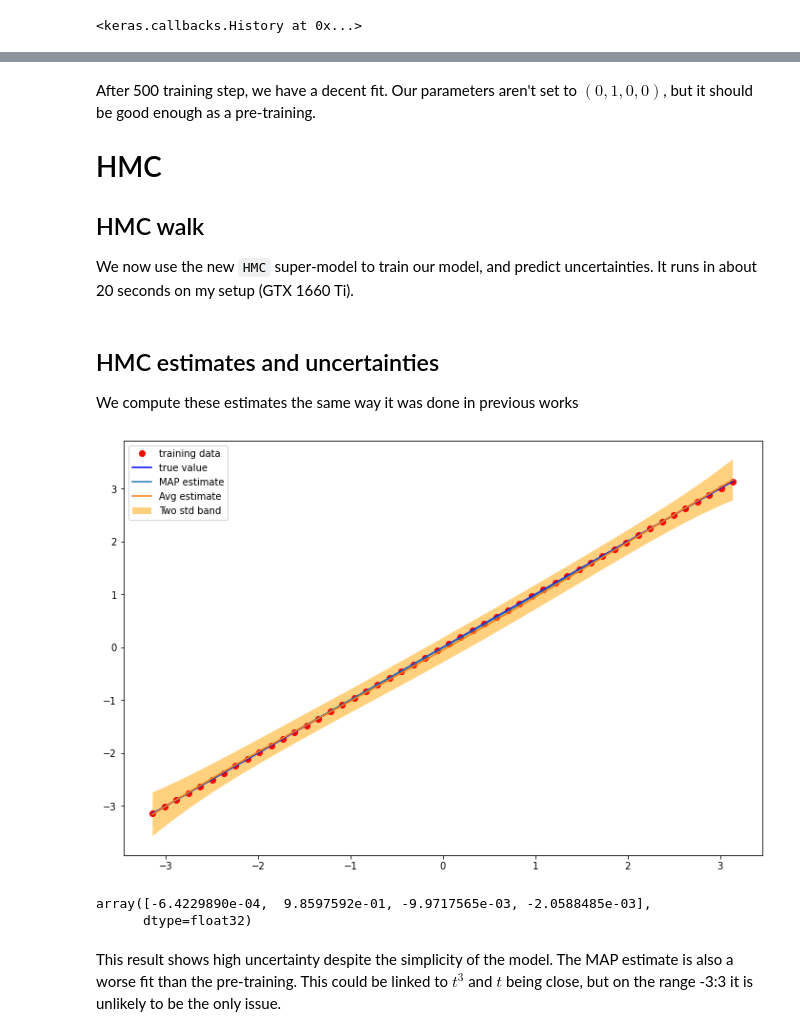
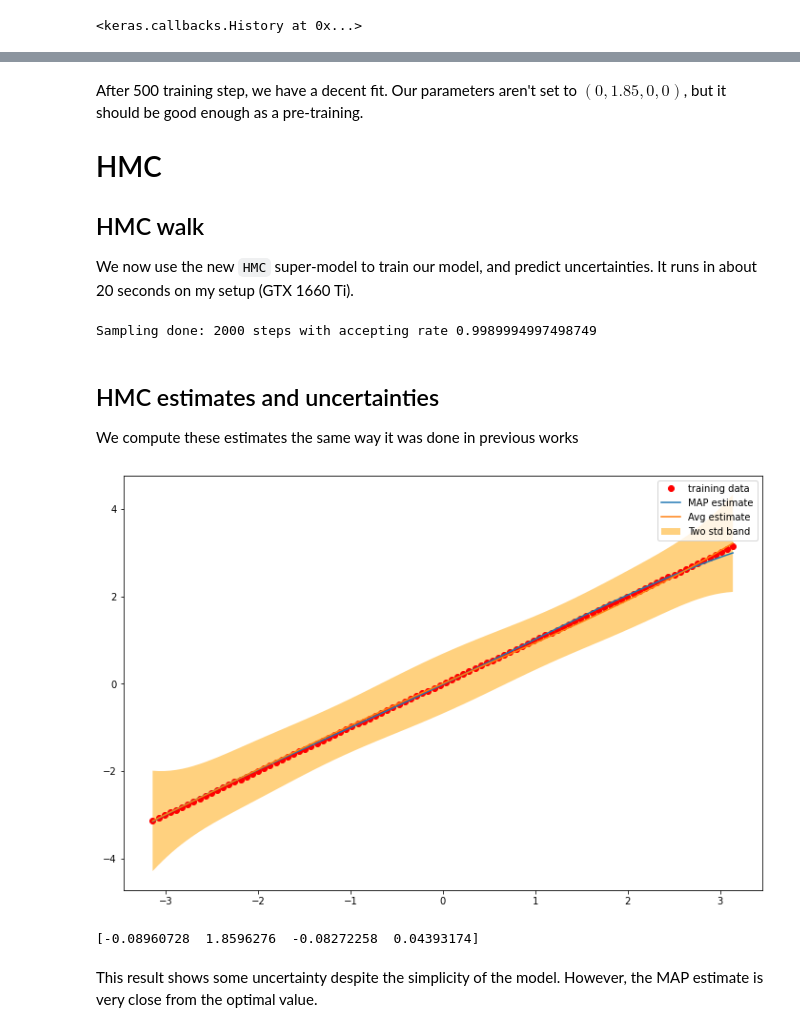
Before and after one commit to PierreTsr/FluxPartitioning, a Jupyter notebook: src/testing.ipynb, the cells around one changed output, grey strips where cells are left out. Drawn from its saved outputs; the diff is of its cells as text; code cells hidden in the pictures.

```diff
--- a/src/testing.ipynb
+++ b/src/testing.ipynb
@@ -14,9 +17,9 @@ Our model is a basic 4x1 Dense layer, without activation and with $L_1$ regulari
 # %%
 model = keras.Sequential([
     keras.Input(shape=(4,)),
-    keras.layers.Dense(1, use_bias=False)
+    keras.layers.Normalization(),
+    keras.layers.Dense(1, use_bias=False) #, kernel_regularizer=tf.keras.regularizers.l1(0.1))
 ])
-model.compile(optimizer=keras.optimizers.Adam(1e-2),
-              loss=keras.losses.MeanSquaredError())
+model.compile(optimizer=keras.optimizers.Adam(1e-2), loss=keras.losses.MeanSquaredError())
 keras.utils.plot_model(model, show_shapes=True, to_file="../etc/test.png")
 # %% [output]
@@ -43,13 +34,14 @@ Thus we except our model to only use the 2nd coordinate of $x$ for its predictio
 # %%
 # creating fake data
-t = np.linspace(-3.14, 3.14, 50, dtype=np.float32)
+batch_size=100
+t = np.linspace(-3.14, 3.14, batch_size, dtype=np.float32)
 x = np.stack([
     t ** 2,
     t,
     np.cos(t),
     - t ** 3
-]).T + 0 * np.random.randn(50, 4)
-y = np.expand_dims(t, axis=1)
+]).T
+y = np.expand_dims(t, axis=1)  + 0 * np.random.randn(batch_size, 1)
 # %% [markdown]
 ## Model training
 # %%
@@ -74,5 +68,5 @@ model.trainable_variables
 # %% [markdown]
-After 500 training step, we have a decent fit. Our parameters aren't set to $(0,1,0,0)$, but it should be good enough as a pre-training.
+After 500 training step, we have a decent fit. Our parameters aren't set to $(0,1.85,0,0)$, but it should be good enough as a pre-training.
 
 # HMC
 ## HMC walk
@@ -112,3 +114,7 @@ for step in range(n_iter):
+# %%
+hmc, parameters, log_gamma, log_lambda, log_likelihood, hamiltonians, acceptance = sample()
+# %% [output]
+Sampling done: 2000 steps with accepting rate 0.9989994997498749
 # %% [markdown]
 ## HMC estimates and uncertainties
 
@@ -124,11 +130,11 @@ y_MAP = hmc.model(x)
 precision = np.exp(log_gamma)
 num_dim = 1
 n_samples = 1000
-trajectories = np.zeros((50, num_dim, n_samples))
+trajectories = np.zeros((batch_size, num_dim, n_samples))
 sigma_normal = np.std(y)
 
 # sampling
-for k in range(n_samples):
+for k in tqdm(range(n_samples)):
     idx_1 = np.random.randint(0, n_iter - 1)
     idx_2 = np.random.randint(0, n_iter - 1)
     w_sample = parameters[-idx_1, :]
@@ -141,22 +147,20 @@ sigma_pred = np.var(trajectories, axis=2)
 # %%
 # plot results and display MAP parameters
 plt.figure(figsize=(12, 8))
 plt.plot(t, y, 'ro', label="training data")
-plt.plot(t, y, 'b-', label="true value")
 plt.plot(t, y_MAP, label="MAP estimate")
 plt.plot(t, mu_pred, label="Avg estimate")
 lower = mu_pred[:, 0] - 2 * np.sqrt(sigma_pred[:, 0])
 upper = mu_pred[:, 0] + 2 * np.sqrt(sigma_pred[:, 0])
 plt.fill_between(t, lower, upper, facecolor="orange", alpha=0.5, label="Two std band")
 plt.legend()
 plt.show()
-MAP
+print(MAP)
 # %% [output]
-[figure, old version]
+[figure, new version]
-array([-6.4229890e-04,  9.8597592e-01, -9.9717565e-03, -2.0588485e-03],
-      dtype=float32)
+[-0.08960728  1.8596276  -0.08272258  0.04393174]
-# %% [markdown]
-This result shows high uncertainty despite the simplicity of the model. The MAP estimate is also a worse fit than the pre-training. This could be linked to $t^3$ and $t$ being close, but on the range -3:3 it is unlikely to be the only issue.
+# %% [markdown]
+This result shows some uncertainty despite the simplicity of the model. However, the MAP estimate is very close from the optimal value.
 # %%
 # plot auto-correlation
 
```
Also changed, not shown: parts of 20 cells of this notebook, 6 other files.
